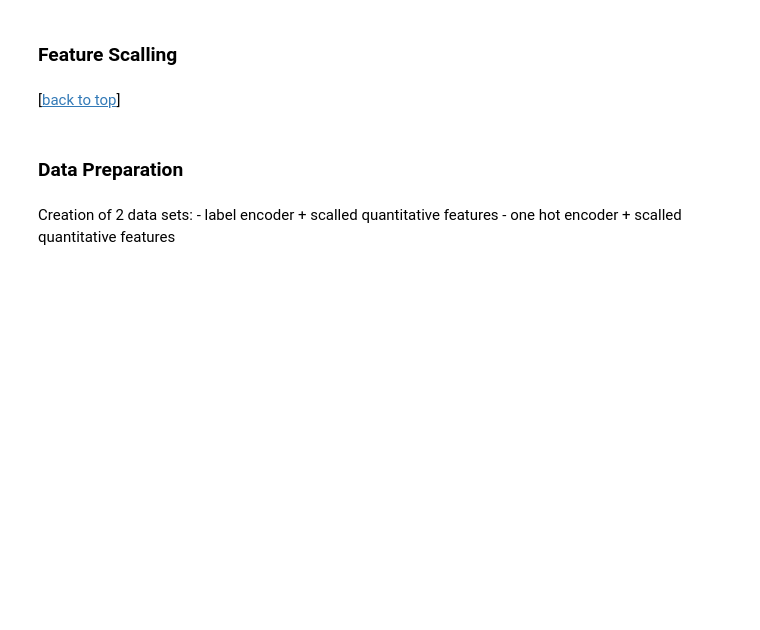
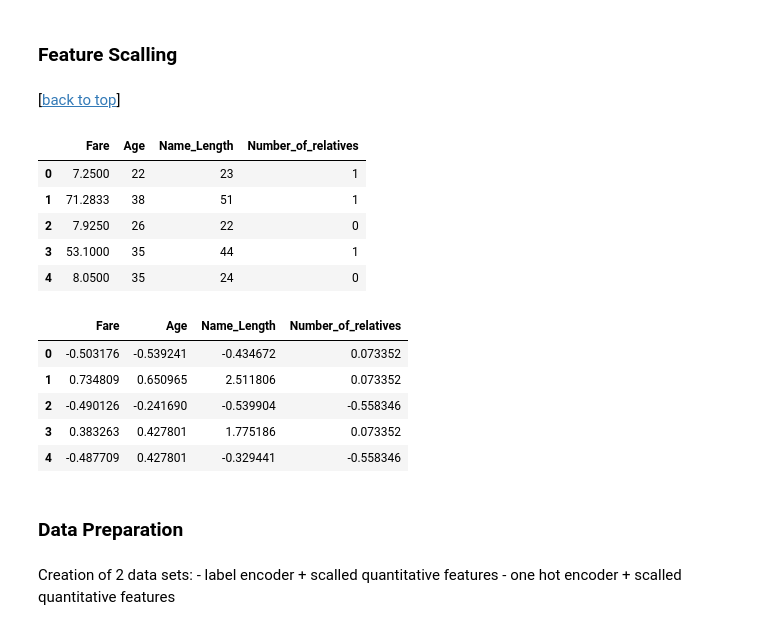
Before and after one commit to Jules-Diez/Personal-examples, a Jupyter notebook: My Titanic.ipynb, the cells around one changed output. Saved outputs shown, nothing was run; the diff lists cells and outputs as text; code cells hidden in the pictures; blank space fills up the shorter version.

```diff
--- a/My Titanic.ipynb
+++ b/My Titanic.ipynb
@@ -807,14 +1036,27 @@ display(combined_One_Hot_Cat.head())
 # %%
 # Columns and dataframe for features scalling
 std_columns = ['Fare','Age','Name_Length','Number_of_relatives']
 combined_num_std = pd.DataFrame(combined[std_columns])
 
 # StandardScaller process
 std_scale = StandardScaler()
 combined_num_std[std_columns] = std_scale.fit_transform(combined[std_columns].astype(float))
 
-display(combined[['Fare','Age','Name_Length','Number_of_relatives']].head())
+display(combined[std_columns].head())
 display(combined_num_std[std_columns].head())
+# %% [output]
+|  | Fare | Age | Name_Length | Number_of_relatives |
+| 0 | 7.2500 | 22 | 23 | 1 |
+| 1 | 71.2833 | 38 | 51 | 1 |
+| 2 | 7.9250 | 26 | 22 | 0 |
+| 3 | 53.1000 | 35 | 44 | 1 |
+| 4 | 8.0500 | 35 | 24 | 0 |
+|  | Fare | Age | Name_Length | Number_of_relatives |
+| 0 | -0.503176 | -0.539241 | -0.434672 | 0.073352 |
+| 1 | 0.734809 | 0.650965 | 2.511806 | 0.073352 |
+| 2 | -0.490126 | -0.241690 | -0.539904 | -0.558346 |
+| 3 | 0.383263 | 0.427801 | 1.775186 | 0.073352 |
+| 4 | -0.487709 | 0.427801 | -0.329441 | -0.558346 |
 # %% [markdown]
 ### Data Preparation
 # %% [markdown]
```
Also changed, not shown: parts of 43 cells of this notebook.
